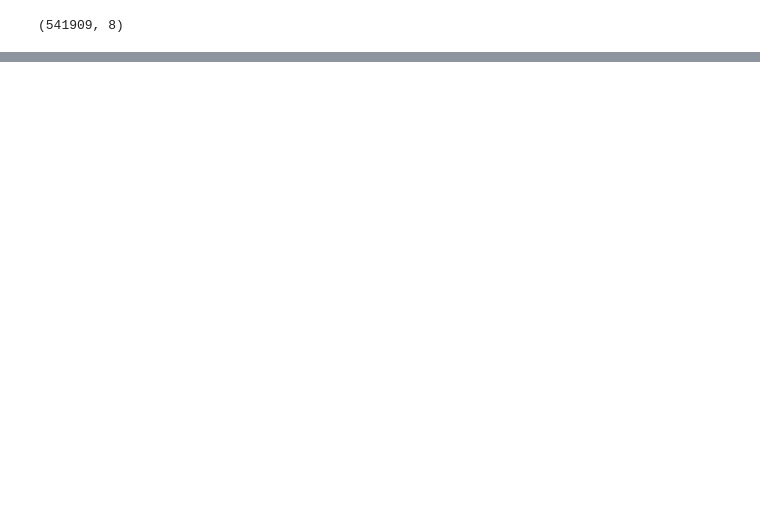
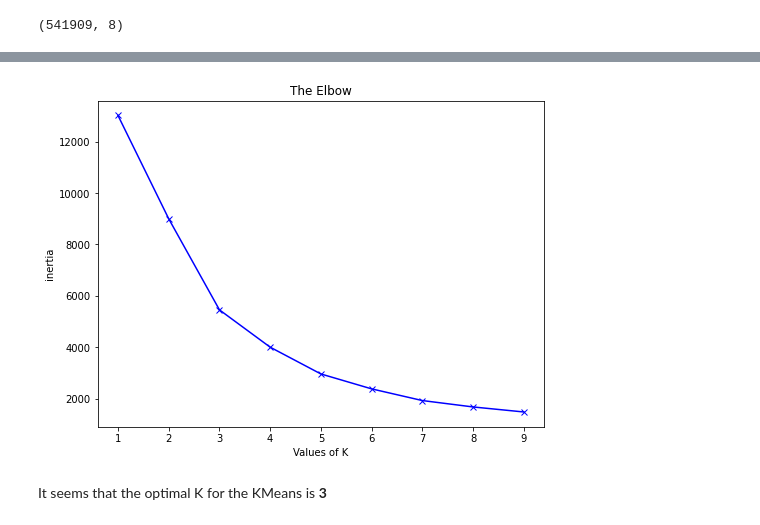
Before and after one commit to ezzaldeeen/customer-segmentation, a Jupyter notebook: Notebooks/customer_segmentation.ipynb, the cells around one changed output, grey strips where cells are left out. Drawn from its saved outputs; the diff is of its cells as text; code cells hidden in the pictures; blank space fills up the shorter version.

Commit message:
preprocessing and modeling

```diff
--- a/Notebooks/customer_segmentation.ipynb
+++ b/Notebooks/customer_segmentation.ipynb
@@ -50,0 +227,10 @@ data.shape
+# %%
+# compute the duration between the last transaction and all transactions
+# for all customer and their transactions
+data['duration'] = data['InvoiceDate'].max() - data['InvoiceDate']
+
+# last transaction for the customer in days
+customer_last_trans = data.groupby('CustomerID')['duration'].min().dt.days
+customer_last_trans = customer_last_trans.rename('last_transaction')
+customer_last_trans = customer_last_trans.reset_index()
+customer_last_trans.head()
@@ -50,0 +244,9 @@ data.shape
+# %%
+# create new dataframe RFM
+# that has Custo. ID, Recency, Frequency, and Montert Value for customers
+rfm = pd.DataFrame()
+rfm['CustomerID'] = customer_total_payments['CustomerID']
+rfm['montery_value'] = customer_total_payments['total_payment']
+rfm['frequency'] = customer_transactions['total_transactions']
+rfm['recency'] = customer_last_trans['last_transaction']
+rfm.head()
@@ -50,0 +262,6 @@ data.shape
+# %%
+# exclude customer IDs
+rfm_numeric = rfm[['montery_value', 'frequency',	'recency']]
+rfm_numeric_standarized = StandardScaler().fit_transform(rfm_numeric)
+rfm_numeric_standarized = pd.DataFrame(rfm_numeric_standarized, columns = rfm_numeric.columns)
+rfm_numeric_standarized.head()
@@ -50,0 +283,10 @@ data.shape
+# %%
+# compute the inertia (SSE) for each K
+k_range = range(1,10)
+inertia = []
+for k in k_range:
+  km_model = KMeans(n_clusters=k)
+  km_model.fit_predict(rfm_numeric_standarized)
+  inertia.append(km_model.inertia_)
+
+inertia
@@ -50,0 +303,12 @@ data.shape
+# %%
+# elbow plot
+plt.figure(figsize=(8,6))
+plt.plot(k_range, inertia, 'bx-')
+plt.xlabel('Values of K')
+plt.ylabel('inertia')
+plt.title('The Elbow')
+plt.show()
+# %% [output]
+[figure, added]
+# %% [markdown]
+It seems that the optimal K for the KMeans is **3**
```
Also changed, not shown: parts of 42 cells of this notebook.
